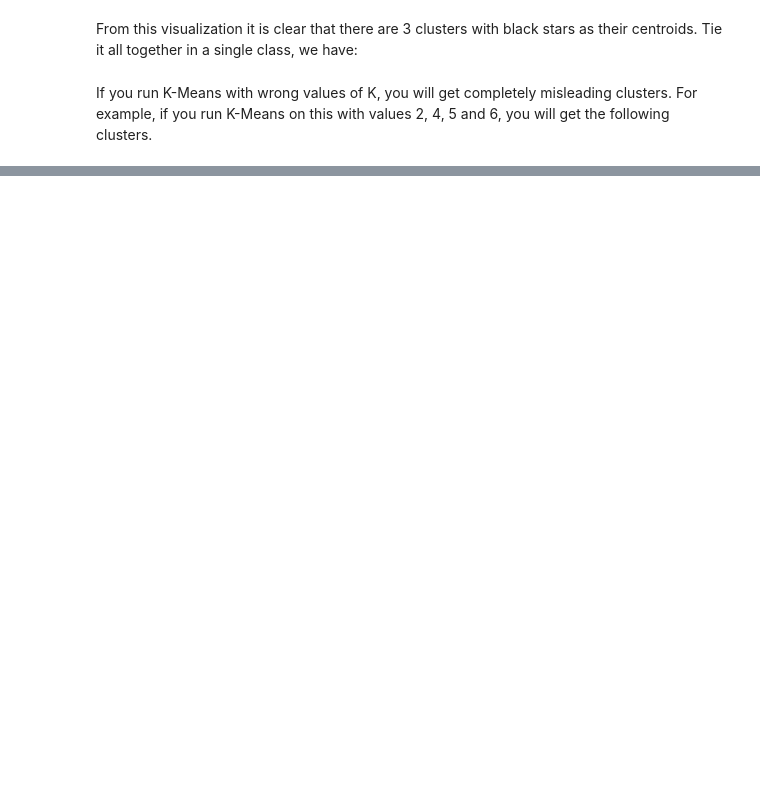
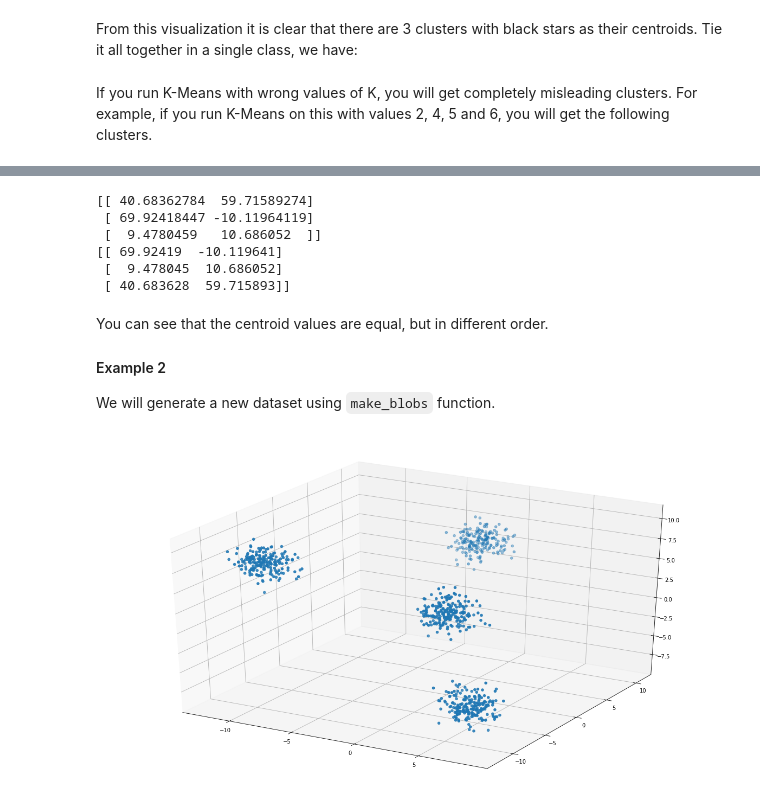
Before and after one commit to IvanHalim/numerical-recipes, a Jupyter notebook: 10. K-Means Clustering/1. K-Means Clustering.ipynb, the cells around one changed output, grey strips where cells are left out. Cells and saved outputs as stored; diff of their text form; code cells hidden in the pictures; blank space fills up the shorter version.

```diff
--- a/10. K-Means Clustering/1. K-Means Clustering.ipynb
+++ b/10. K-Means Clustering/1. K-Means Clustering.ipynb
@@ -254,0 +263,44 @@ plot(X, centroids, labels)
+# %%
+from sklearn.cluster import KMeans
+
+# Using scikit learn
+kmeans = KMeans(n_clusters=3)
+kmeans = kmeans.fit(X)
+labels = kmeans.predict(X)
+centroids = kmeans.cluster_centers_
+
+# From scratch
+kmeans_ = KMeans_(n_clusters=3)
+kmeans_ = kmeans_.fit(X)
+labels_ = kmeans_.predict(X)
+centroids_ = kmeans_.cluster_centers_
+
+# Comparison
+print(centroids)
+print(centroids_)
+# %% [output]
+[[ 40.68362784  59.71589274]
+ [ 69.92418447 -10.11964119]
+ [  9.4780459   10.686052  ]]
+[[ 69.92419  -10.119641]
+ [  9.478045  10.686052]
+ [ 40.683628  59.715893]]
+# %% [markdown]
+You can see that the centroid values are equal, but in different order.
+
+#### Example 2
+
+We will generate a new dataset using `make_blobs` function.
+# %%
+from sklearn.datasets import make_blobs
+from mpl_toolkits.mplot3d import Axes3D
+
+# Creating a sample dataset with 4 clusters
+X, y = make_blobs(n_samples=800, n_features=3, centers=4)
+# %%
+fig = plt.figure(figsize = (16, 9))
+ax = Axes3D(fig)
+ax.scatter(X[:, 0], X[:, 1], X[:, 2])
+plt.show()
+# %% [output]
+[figure, added]
```
Also changed, not shown: parts of 11 cells of this notebook.
